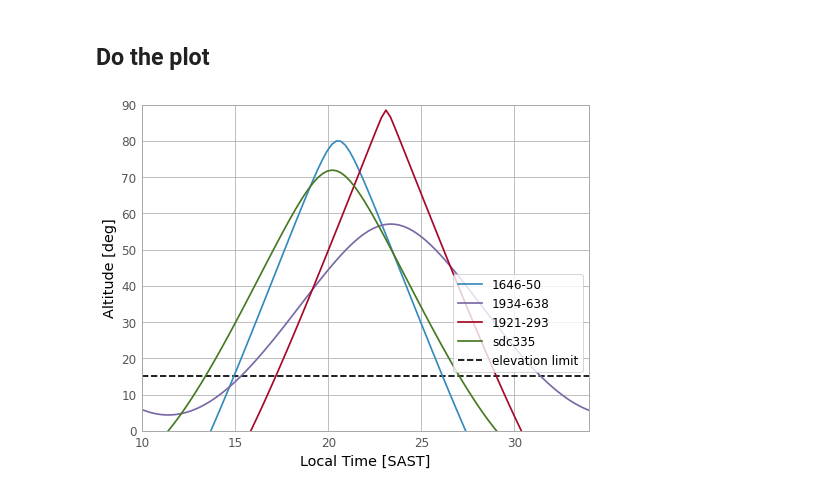
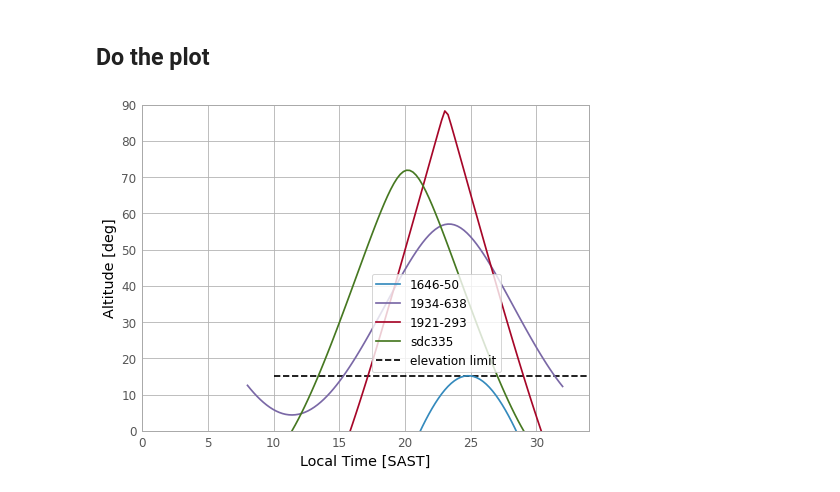
Before and after one commit to limonkufu/radio-astro-tutorials, a Jupyter notebook: Source_RiseSet.ipynb, the cells around one changed output. Drawn from its saved outputs; the diff is of its cells as text; code cells hidden in the pictures.

```diff
--- a/Source_RiseSet.ipynb
+++ b/Source_RiseSet.ipynb
@@ -20,7 +20,7 @@ plotObservable(array,target_dict,start_time,obs_period)
 # %% [markdown]
 ## Load array positions
 # %%
-desired_array = 'Low' #(or 'Low')
+desired_array = 'Mid' #(or 'Low')
 if desired_array == 'Mid':
     print("Array:"+desired_array+"\nUsing only SKA dishes ")
     dishes = MidPositions('AncillData/mid_array_coords.dat','SKA')
@@ -52,7 +52,7 @@ AncillData/low_array_coords.dat
 # %%
 obs_period_length = 24.0*u.hour
 
-obs_period_start = Time('2023-7-5 12:00:00') # UTC
+obs_period_start = Time('2023-7-5 10:00:01') # UTC
 obs_period_start_local = obs_period_start - utcoffset # LOCAL
 start_hour_local = float(obs_period_start_local.datetime.strftime("%H"))
 
@@ -65,7 +65,7 @@ obs_period_delta_local = np.linspace(0.0, obs_period_length.value, 100)*u.hour
 ## Set Target Coordinate(s)
 Give target coordinate(s) in ICRS
 # %%
-target_dict = {'1646-50': "16:50:16.635 -20:44:48.37",
+target_dict = {'1646-50': "21:08:46.86357 +44:00:00.00",
                '1934-638': "19:39:25.026 -63:42:45.63",
                '1921-293': "19:24:51.055957 -29:14:30.121150",
                'sdc335': "16:30:58.638 -48:43:51.70"}
@@ -74,25 +74,25 @@ target_dict = {'1646-50': "16:50:16.635 -20:44:48.37",
 # %%
 fig_rs = plt.figure(1)
 ax_rs = fig_rs.add_subplot(111)
 
 #-- set up the
 ax_rs.set_xlabel('Local Time '+time_zone)
 ax_rs.set_ylabel('Altitude [deg]')
 ax_rs.hlines(y = 15.0, xmin = 10.0, xmax = 34.0, linestyle = '--', color = 'k', label='elevation limit')
-ax_rs.set_xlim([10.0,34.0])
+ax_rs.set_xlim([0.0,34.0])
 ax_rs.set_ylim([0.0,90.0])
 
 for target_name, target_coord in target_dict.items():
     """Conver coords to astropy Skycoord instance"""
     target_coord_sky = SkyCoord(target_coord, frame = 'icrs', unit = (u.hourangle, u.deg))
     """Convert target coords to Az_el (called AltAz in astropy)"""
     target_azel = target_coord_sky.transform_to(AltAz(obstime = obs_period_start_local+obs_period_delta_local,
                                              location = geographic_location))
     """Plot"""
     ax_rs.plot(obs_period_delta_local+(float(obs_period_start_local.datetime.strftime("%H"))*u.hour),
                target_azel.alt,label=target_name)
 
 ax_rs.legend(loc='best', bbox_to_anchor=(0.5, 0., 0.5, 0.5))
 plt.show()
 # %% [output]
-[figure, old version]
+[figure, new version]
```
Also changed, not shown: parts of 2 cells of this notebook, 1 other file.
